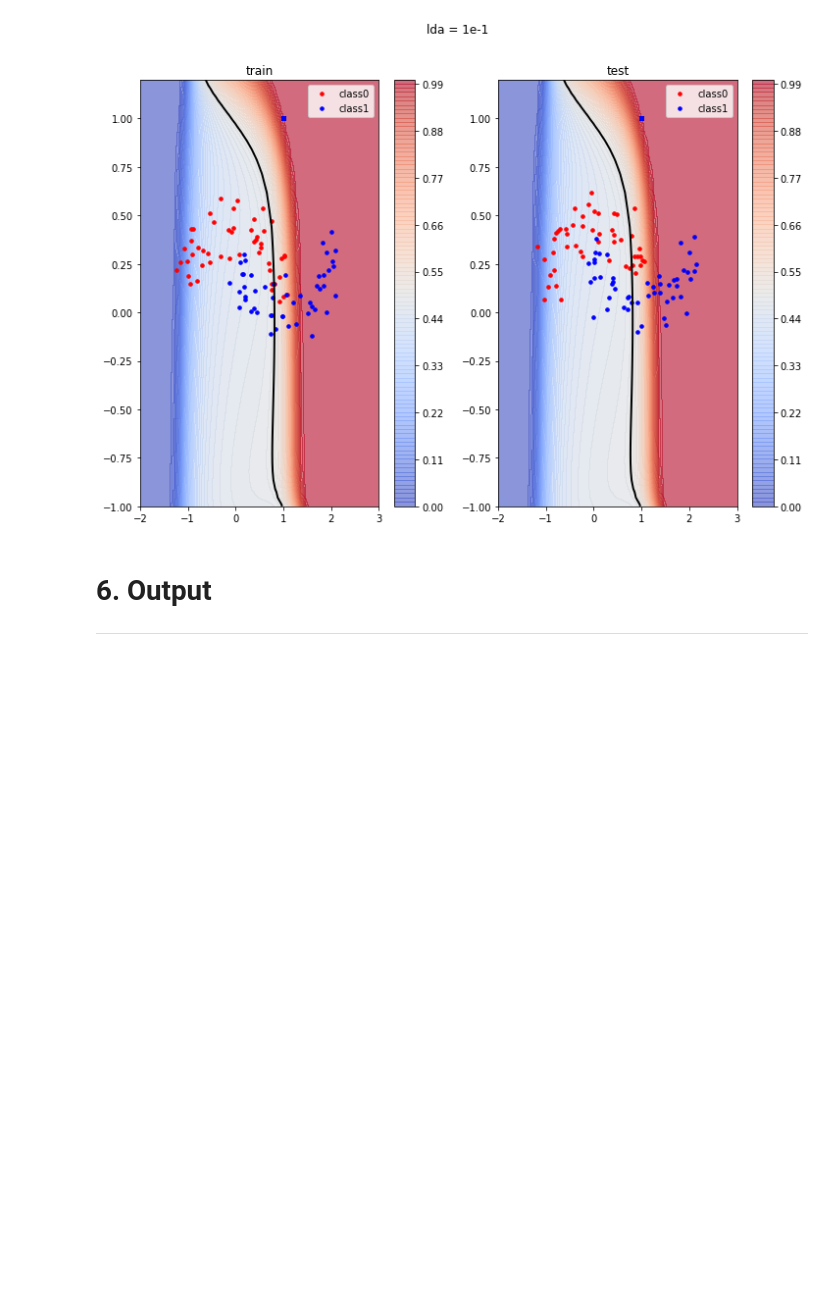
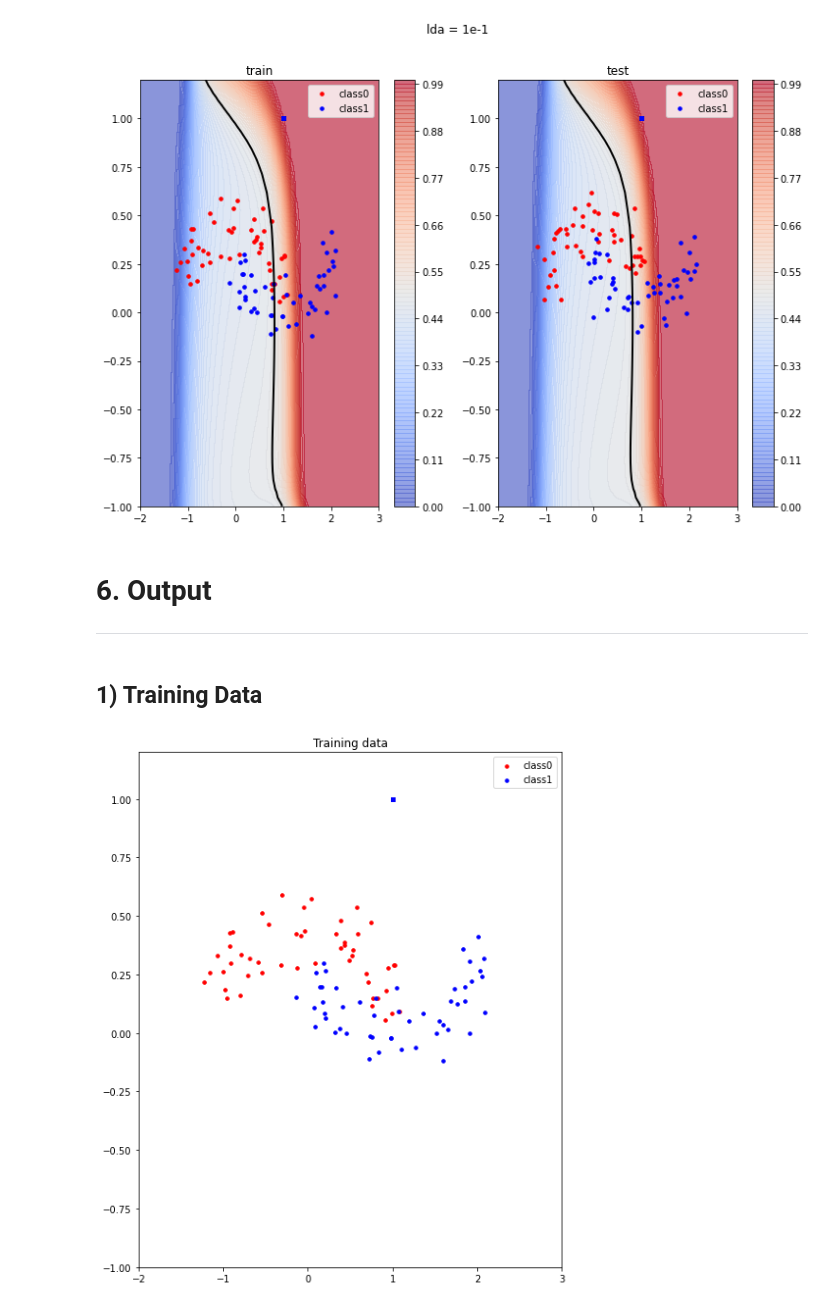
Before and after one commit to jiku100/2020-2-machine-running-proejct, a Jupyter notebook: assignment6/신석경_assignment_06.ipynb, the cells around one changed output. Cells and saved outputs as stored; diff of their text form; code cells hidden in the pictures; blank space fills up the shorter version.

Commit message:
Plot output 1, 2

```diff
--- a/assignment6/신석경_assignment_06.ipynb
+++ b/assignment6/신석경_assignment_06.ipynb
@@ -459,3 +459,15 @@ plt.show()
 # %% [markdown]
 # 6. Output
 <hr>
+# %% [markdown]
+## 1) Training Data
+# %%
+plt.figure(1, figsize=(8,10))
+plt.title('Training data')
+plt.axis([-2,3,-1,1.2])
+plt.scatter(x1_train[idx_class0_train], x2_train[idx_class0_train], s=50, c='r', marker=".", label="class0")
+plt.scatter(x1_train[idx_class1_train], x2_train[idx_class1_train], s=50, c='b', marker=".", label="class1")
+plt.legend()
+plt.show()
+# %% [output]
+[figure, added]
```
Also changed, not shown: parts of 7 cells of this notebook.
